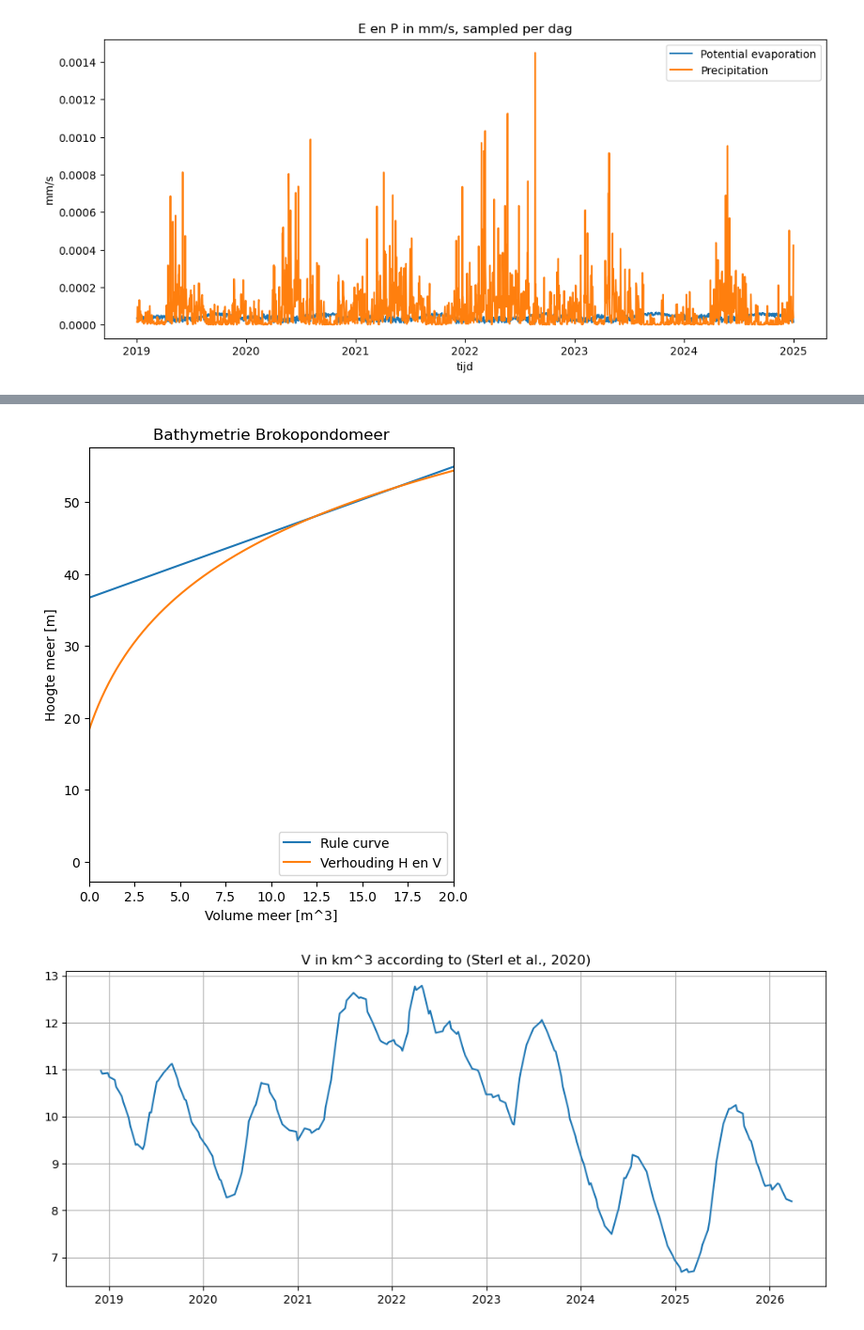
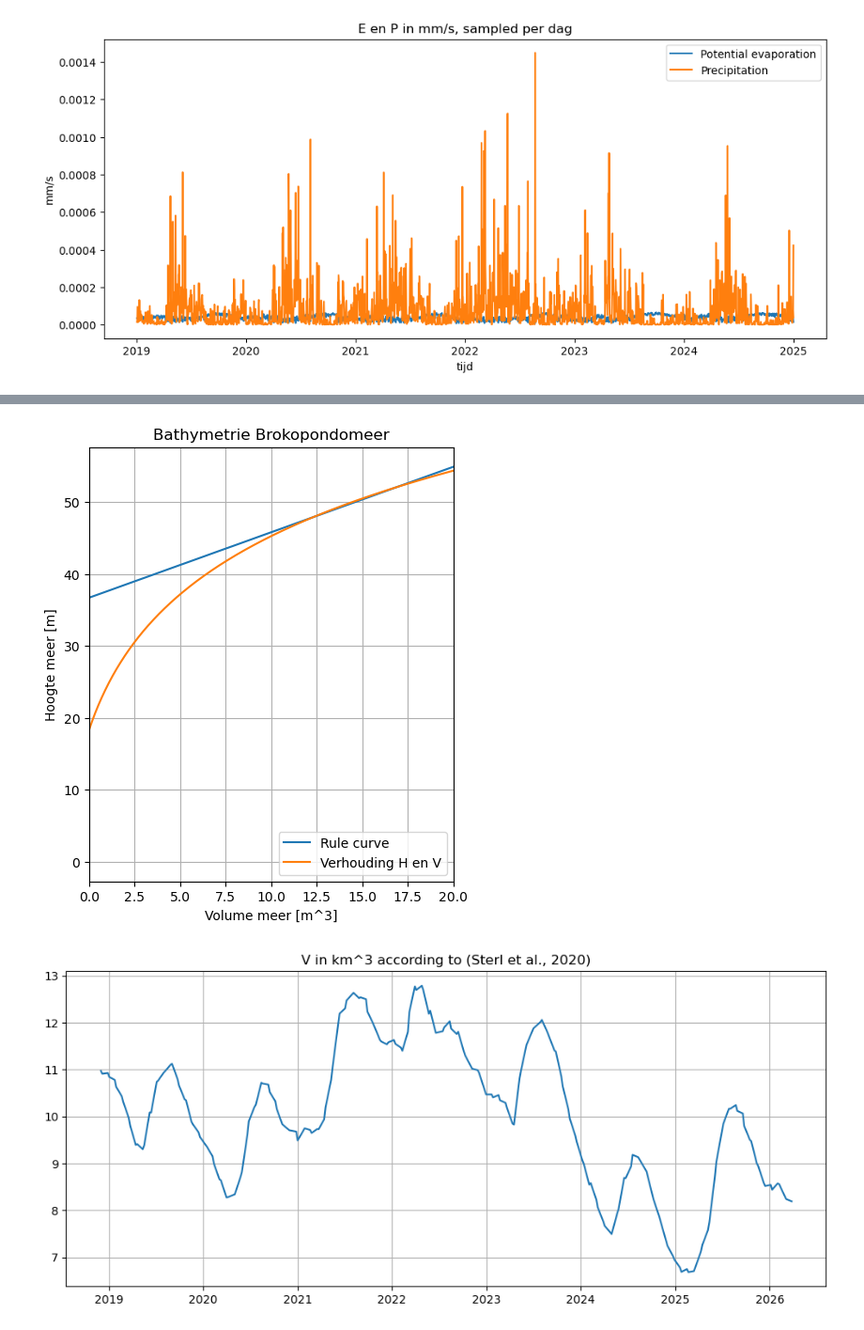
Before and after one commit to eWaterCycle/projects, a Jupyter notebook: Suriname_Model/Suriname_model.ipynb, the cells around one changed output, grey strips where cells are left out. Shown at 94% size. Saved outputs shown, nothing was run; the diff lists cells and outputs as text; code cells hidden in the pictures.

```diff
--- a/Suriname_Model/Suriname_model.ipynb
+++ b/Suriname_Model/Suriname_model.ipynb
@@ -240,32 +229,33 @@ plt.show()
 # %%
 fig, ax1 = plt.subplots(figsize=(5,6))
 testH = np.arange(0, 55, 0.1)
 testV = np.zeros(len(testH))
 for i in range(len(testH)):
     testV[i] = (testH[i] - 36.715)/0.9096
 plt.plot(testV, testH, label = "Rule curve")
 
 testHh = np.arange(0, 55, 0.1)
 testVv = np.zeros(len(testHh))
 
 for i in range(len(testHh)):
     # testVv[i] = ((testHh[i]-10)/10)**2
     testVv[i] = ((testHh[i]-12)/9.5)**(1/0.45)
 # plt.plot(testVv, testHh)
 
 testVvv = np.arange(0,20, 0.03)
 testHhh = np.zeros(len(testVvv))
 for i in range(len(testVvv)):
     testHhh[i] = 8 + 15*np.log(testVvv[i]+2)
 plt.plot(testVvv, testHhh, label = "Verhouding H en V")
 
 plt.xlim(0, 20)
 plt.title("Bathymetrie Brokopondomeer")
 plt.legend(loc = 'lower right')
 ax1.set_xlabel("Volume meer [m^3]")
-ax1.set_ylabel("Hoogte meer [m]");
+ax1.set_ylabel("Hoogte meer [m]")
+plt.grid();
 # %% [output]
-[figure, old version]
+[figure, new version]
 # %%
 fig, ax1 = plt.subplots(figsize=(12,5))
 H = height["wse"]
```
Also changed, not shown: parts of 11 cells of this notebook.
